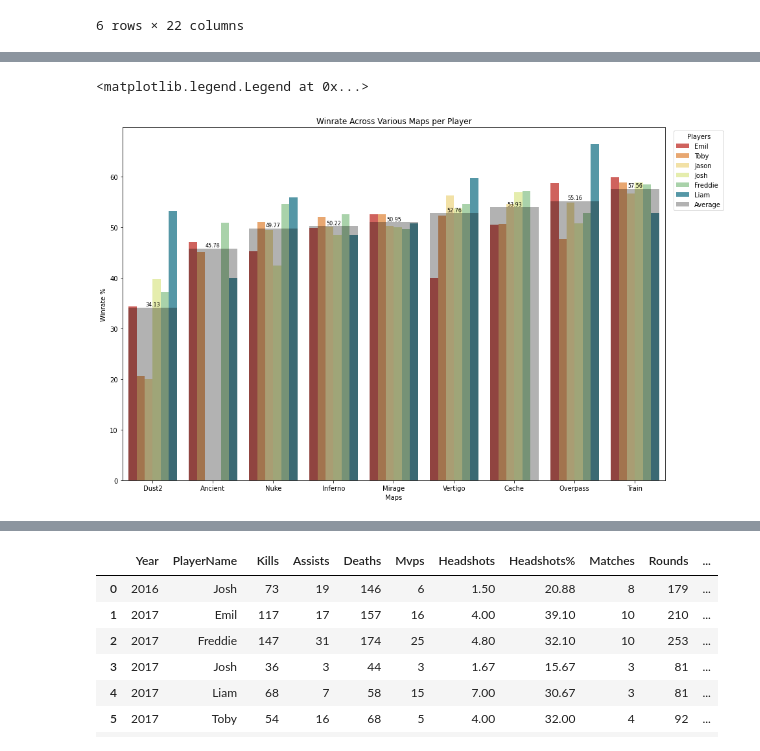
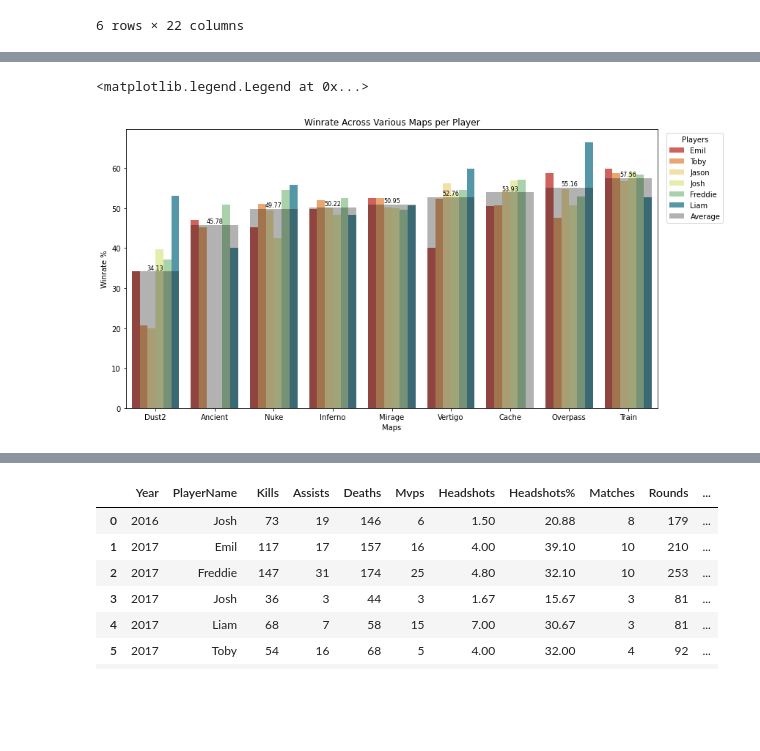
Before and after one commit to jasonhsu8/Faceit_Data_Collection, a Jupyter notebook: JJ Notebooks/DataVisualisation.ipynb, the cells around one changed output, grey strips where cells are left out. Cells and saved outputs as stored; diff of their text form; code cells hidden in the pictures; blank space fills up the shorter version.

```diff
--- a/JJ Notebooks/DataVisualisation.ipynb
+++ b/JJ Notebooks/DataVisualisation.ipynb
@@ -572,17 +557,0 @@ for p in ax.patches:
-# %%
-# Plotting
-playerid_df_all = playerid_df_all[playerid_df_all['Matches']>=20]
-playerid_df_all_sorted = playerid_df_all.sort_values(by='Avg 5k / Matches', ascending=True)
-
-plt.figure(figsize=(15, 10))
-ax = sns.barplot(x='PlayerName', y='Avg 5k / Matches', hue= playerid_df_all_sorted.index, data=playerid_df_all_sorted, legend='full', palette='cividis')
-
-plt.title('Avg 5ks per Match for Each Player')
-plt.xlabel('Players')
-plt.ylabel('Avg 5ks per Match')
-plt.xticks(rotation=0)
-plt.legend(title='Avg 5ks per Match', bbox_to_anchor=(1.01, 1), loc='upper left')
-
-for p in ax.patches:
-    ax.annotate(f'{p.get_height():.5f}', (p.get_x() + p.get_width() / 2., p.get_height()),
-                ha='center', va='center', xytext=(0, 5), textcoords='offset points', fontsize=8, color='black') #text annotation for average bar
@@ -647,27 +614,38 @@ map_df_all
 63 rows × 24 columns
 # %%
+map_df_all['PlayerName'] = map_df_all['PlayerName'].replace(
+    {
+        "9a3bf080-a281-4e45-b1c8-2a90c7423d25": 'Jason',
+        "fa9391e0-8ad4-48f5-9240-d66d5932507c": 'Toby',
+        "838d4924-3056-43d2-bdc2-5b4b7e820cef": 'Josh',
+        "563e4fbf-cbe4-4c1b-b8f4-ae8ecd0552d5": 'Freddie',
+        "ef7b73df-1e6d-47bb-9072-50ba5a5de51a": 'Emil',
+        "8ed6f299-4b39-4f59-b979-ec19f8308e71": 'Liam'
+    }
+)
+
 map_df_all_sorted = map_df_all[map_df_all['Matches']>=20]
 average_data = map_df_all_sorted.groupby('MapName')['Winrate%'].mean().reset_index()
 average_data_sorted = average_data.sort_values(by='Winrate%', ascending=True)
 
-plt.figure(figsize=(15, 10))
+plt.figure(figsize=(13, 7))
 ax = sns.barplot(x='MapName', y='Winrate%', data=average_data_sorted, color='black', alpha=0, errorbar=None, dodge=True) #to use the sort order
 for p in ax.patches:
     ax.annotate(f'{p.get_height():.2f}', (p.get_x() + p.get_width() / 2., p.get_height()),
                 ha='center', va='center', xytext=(0, 5), textcoords='offset points', fontsize=8, color='black') #text annotation for average bar
 
 sns.barplot(data = map_df_all_sorted, x = 'MapName', y = "Winrate%", hue='PlayerName', legend='full', palette='Spectral')
 sns.barplot(x='MapName', y='Winrate%', data=average_data_sorted, color='black', alpha=0.3, errorbar=None, label='Average', dodge=True) #to display it in front of year_df_all_matches and be transparent
 
 
 plt.title('Winrate Across Various Maps per Player')
 plt.xlabel('Maps')
 plt.ylabel('Winrate %')
 plt.xticks(rotation=0)
 plt.legend(title='Players', bbox_to_anchor=(1.01, 1), loc='upper left')
 # %% [output]
 <matplotlib.legend.Legend at 0x...>
-[figure, old version]
+[figure, new version]
 # %%
 year_df_all = df_all
 year_df_all['PlayerId'] = year_df_all['PlayerId'].replace(
```
Also changed, not shown: parts of 15 cells of this notebook.
